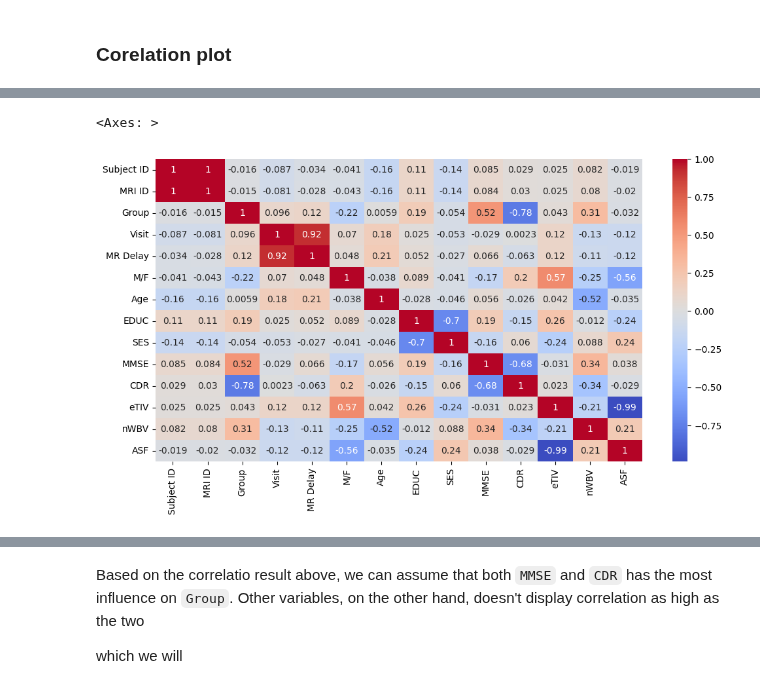
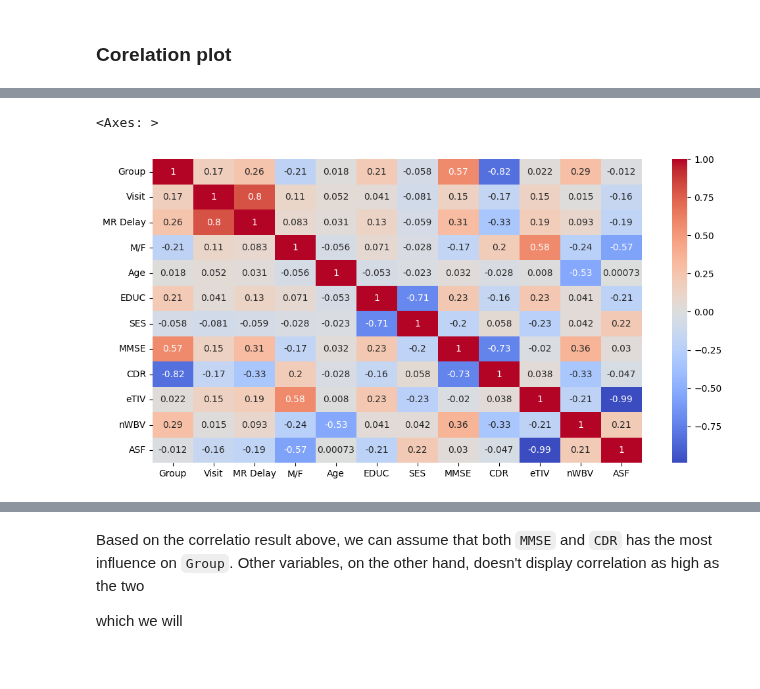
Before and after one commit to Amethyst646/ML-Learning, a Jupyter notebook: Demented and Nondemented Classification/Demented_vs_Non_Demented_Classification.ipynb, the cells around one changed output, grey strips where cells are left out. Cells and saved outputs as stored; diff of their text form; code cells hidden in the pictures.

```diff
--- a/Demented and Nondemented Classification/Demented_vs_Non_Demented_Classification.ipynb
+++ b/Demented and Nondemented Classification/Demented_vs_Non_Demented_Classification.ipynb
@@ -154,0 +153,2 @@ DS.duplicated().sum()
+# %%
+DS = DS.drop(columns=['MRI ID', 'Hand'])
@@ -295,0 +359,9 @@ plt.show()
+# %%
+Coded_DS = DS.copy()
+DS_to_convert = ['Subject ID', 'Group', 'M/F']
+
+for col in DS_to_convert:
+  Coded_DS[col] = Coded_DS[col].astype('category').cat.codes
+# %%
+Coded_DS = Coded_DS.groupby(['Subject ID']).mean()
+Coded_DS
@@ -295,0 +611,10 @@ plt.show()
+# %%
+from feature_engine.outliers import Winsorizer
+
+def winsorizer(df, variables, capping_method='iqr', tail='both', fold=1.5):
+  winsorizer = Winsorizer(capping_method=capping_method, tail=tail, fold=fold, variables=variables)
+  df_trained = winsorizer.fit_transform(df)
+  return df_trained
+
+Transformed_DS = winsorizer(Coded_DS, ['eTIV','MR Delay'])
+Transformed_DS.head()
@@ -328,7 +643,7 @@ memory usage: 31.8 KB
 # %%
 plt.figure(figsize=(12,6))
-corr = Coded_DS.drop(columns=['Hand']).corr()
+corr = Transformed_DS.corr()
 sns.heatmap(corr,annot=True,cmap='coolwarm')
 # %% [output]
 <Axes: >
-[figure, old version]
+[figure, new version]
```
Also changed, not shown: parts of 74 cells of this notebook.
